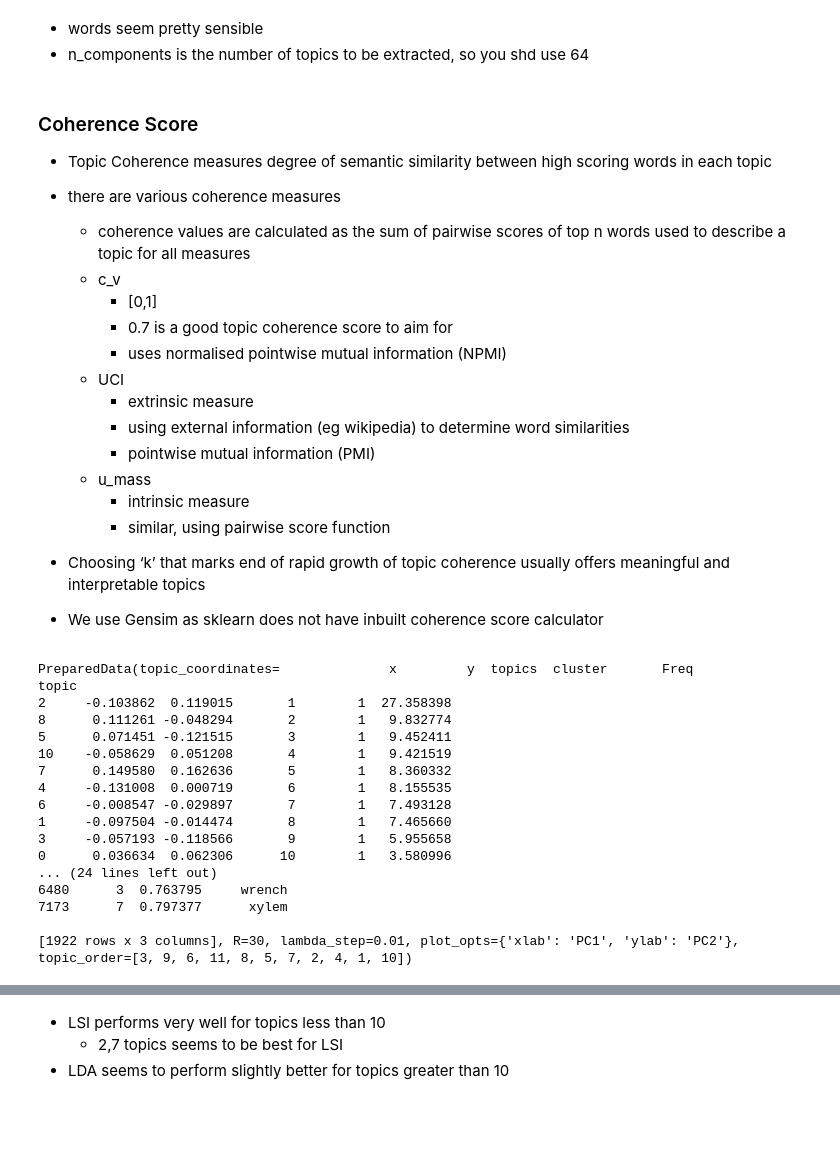
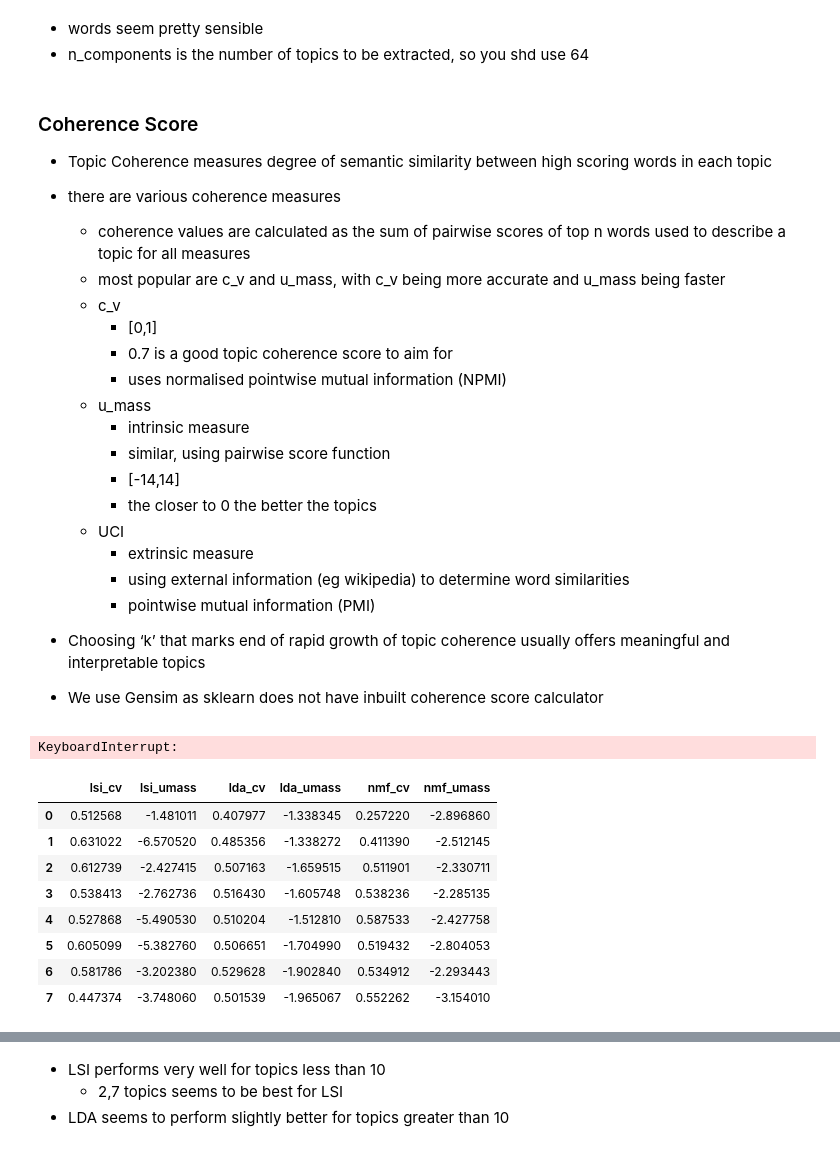
Before and after one commit to Sivalavida/Text-based-Industry-Classification, a Jupyter notebook: LSI Word Embedding.ipynb, the cells around one changed output, grey strips where cells are left out. Cells and saved outputs as stored; diff of their text form; code cells hidden in the pictures; blank space fills up the shorter version.

```diff
--- a/LSI Word Embedding.ipynb
+++ b/LSI Word Embedding.ipynb
@@ -1121,41 +1172,22 @@ topic_df.head(50)
 - Topic Coherence measures degree of semantic similarity between high scoring words in each topic
 - there are various coherence measures
     - coherence values are calculated as the sum of pairwise scores of top n words used to describe a topic for all measures
+    - most popular are c_v and u_mass, with c_v being more accurate and u_mass being faster
     - c_v
         - [0,1]
         - 0.7 is a good topic coherence score to aim for
         - uses normalised pointwise mutual information (NPMI)
+    - u_mass
+        - intrinsic measure
+        - similar, using pairwise score function
+        - [-14,14]
+        - the closer to 0 the better the topics
     - UCI
         - extrinsic measure
         - using external information (eg wikipedia) to determine word similarities
         - pointwise mutual information (PMI)
-    - u_mass
-        - intrinsic measure
-        - similar, using pairwise score function
+
 
 
 - Choosing ‘k’ that marks end of rapid growth of topic coherence usually offers meaningful and interpretable topics
 - We use Gensim as sklearn does not have inbuilt coherence score calculator
-# %%
-# Visualize the topics
-pyLDAvis.enable_notebook()
-LDAvis_prepared = pyLDAvis.gensim.prepare(model, dtm_gensim, dictionary)
-LDAvis_prepared
-# %% [output]
-PreparedData(topic_coordinates=              x         y  topics  cluster       Freq
-topic
-2     -0.103862  0.119015       1        1  27.358398
-8      0.111261 -0.048294       2        1   9.832774
-5      0.071451 -0.121515       3        1   9.452411
-10    -0.058629  0.051208       4        1   9.421519
-7      0.149580  0.162636       5        1   8.360332
-4     -0.131008  0.000719       6        1   8.155535
-6     -0.008547 -0.029897       7        1   7.493128
-1     -0.097504 -0.014474       8        1   7.465660
-3     -0.057193 -0.118566       9        1   5.955658
-0      0.036634  0.062306      10        1   3.580996
-... (24 lines left out)
-6480      3  0.763795     wrench
-7173      7  0.797377      xylem
-
-[1922 rows x 3 columns], R=30, lambda_step=0.01, plot_opts={'xlab': 'PC1', 'ylab': 'PC2'}, topic_order=[3, 9, 6, 11, 8, 5, 7, 2, 4, 1, 10])
@@ -1181,3 +1207,40 @@ coherence_df = pd.DataFrame(coherence_values, columns=['lsi_cv', 'lsi_umass', 'l
+# %%
+coherence_scores = []
+NUM_TOPICS_RNG = range(2,30, 1)
+
+for num_topics in tqdm(NUM_TOPICS_RNG):
+    scores = []
+    # LSI
+    model = LsiModel(dtm_tdidf, num_topics=num_topics, id2word=dictionary)
+    scores.extend(model_coherence_scores(model))
+    # LDA (note we use dtm_tf not dtm_tfidf)
+    model = LdaMulticore(corpus=dtm_tf, id2word=dictionary, num_topics=num_topics, random_state=0,
+                                       chunksize=100, passes=10, per_word_topics=True)
+    scores.extend(model_coherence_scores(model))
+    # NMF
+    model = Nmf(corpus=dtm_tdidf, num_topics=num_topics, id2word=dictionary, chunksize=2000, passes=5, kappa=.1,
+                minimum_probability=0.01, w_max_iter=300, w_stop_condition=0.0001, h_max_iter=100, h_stop_condition=0.001,
+                eval_every=10, normalize=True, random_state=0)
+    scores.extend(model_coherence_scores(model))
+    coherence_scores.append(scores)
+
+coherence_df = pd.DataFrame(coherence_scores, columns=['lsi_cv', 'lsi_umass', 'lda_cv', 'lda_umass', 'nmf_cv', 'nmf_umass'], index=NUM_TOPICS_RNG)
+# %% [output]
+KeyboardInterrupt:
+# %%
+coherence_df.to_csv('data_out/results/snp_coherence.csv')
+# coherence_df = pd.read_csv('data_out/results/snp_coherence.csv', index_col=0)
+coherence_df.head()
+# %% [output]
+|  | lsi_cv | lsi_umass | lda_cv | lda_umass | nmf_cv | nmf_umass |
+| 0 | 0.512568 | -1.481011 | 0.407977 | -1.338345 | 0.257220 | -2.896860 |
+| 1 | 0.631022 | -6.570520 | 0.485356 | -1.338272 | 0.411390 | -2.512145 |
+| 2 | 0.612739 | -2.427415 | 0.507163 | -1.659515 | 0.511901 | -2.330711 |
+| 3 | 0.538413 | -2.762736 | 0.516430 | -1.605748 | 0.538236 | -2.285135 |
+| 4 | 0.527868 | -5.490530 | 0.510204 | -1.512810 | 0.587533 | -2.427758 |
+| 5 | 0.605099 | -5.382760 | 0.506651 | -1.704990 | 0.519432 | -2.804053 |
+| 6 | 0.581786 | -3.202380 | 0.529628 | -1.902840 | 0.534912 | -2.293443 |
+| 7 | 0.447374 | -3.748060 | 0.501539 | -1.965067 | 0.552262 | -3.154010 |
 # %%
 TITLE = 'Coherence score for different topic sizes'
 plt.figure(figsize=(17,13))
```
Also changed, not shown: parts of 48 cells of this notebook, 1 other file.
